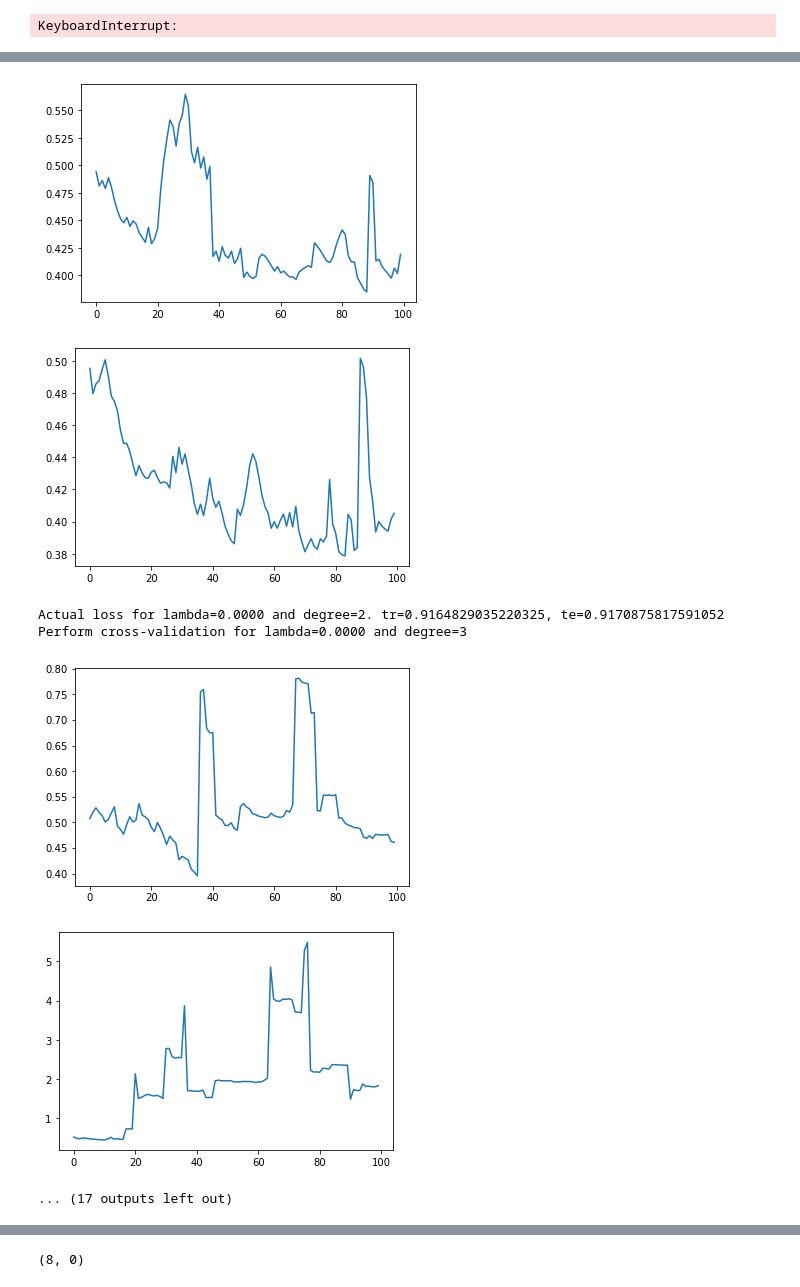
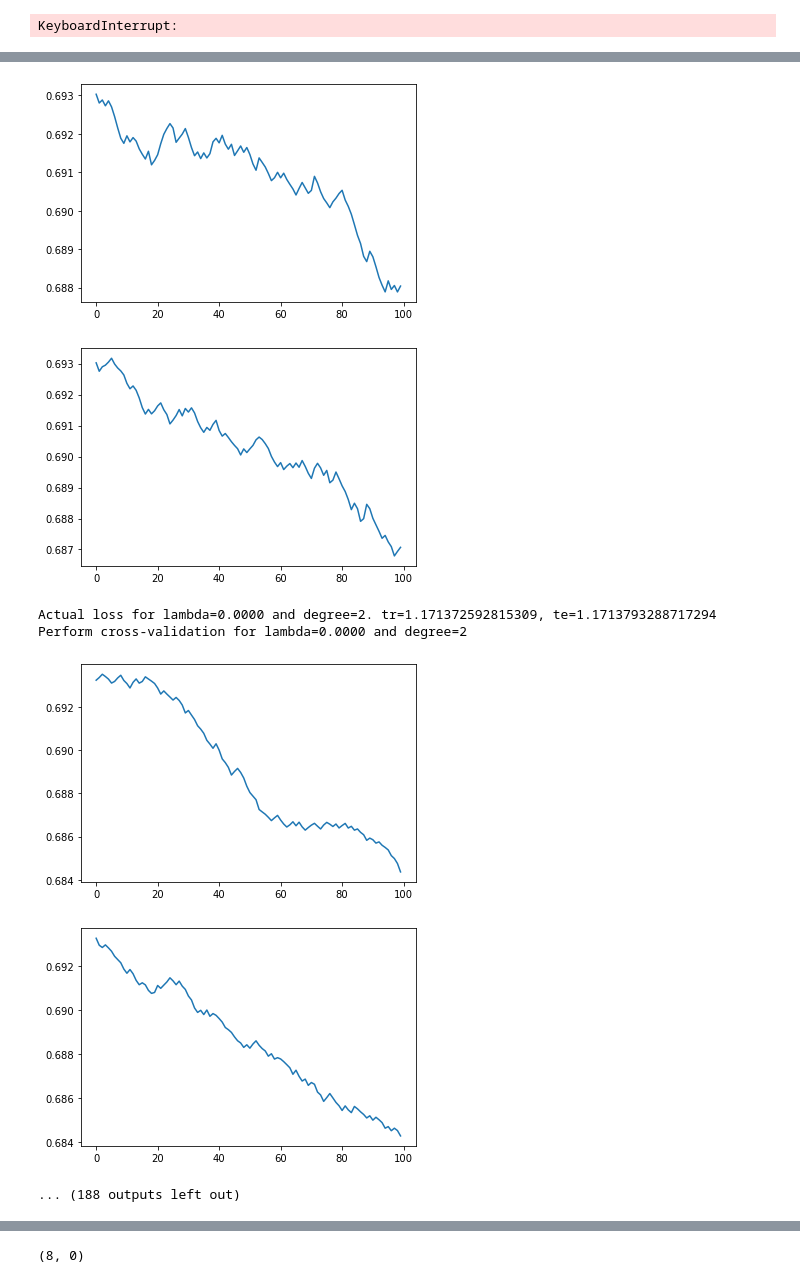
Before and after one commit to CS-433/ml-project-1-teamphilippe, a Jupyter notebook: project1.ipynb, the cells around one changed output, grey strips where cells are left out. Cells and saved outputs as stored; diff of their text form; code cells hidden in the pictures.

```diff
--- a/project1.ipynb
+++ b/project1.ipynb
@@ -179,5 +187,5 @@ Perform cross-validation for lambda=0.0000 and degree=2
 # %%
-acc_local_test, f1_local_test, w_best, best_degree, best_lambda = run_experiment(y, x_cleaned, 'least_squares_SGD', 1, 0.8, cols_angle)
+acc_local_test, f1_local_test, w_best, best_degree, best_lambda = run_experiment(y, x_cleaned, 'reg_logistic_regression', 1, 0.8, cols_angle)
 # %% [output]
 End of processing + expansion
 Beginning training
@@ -192,7 +200,7 @@ Perform cross-validation for lambda=0.0000 and degree=2
-[figure, old version]
+[figure, new version]
-[figure, old version]
+[figure, new version]
-Actual loss for lambda=0.0000 and degree=2. tr=0.9164829035220325, te=0.9170875817591052
-Perform cross-validation for lambda=0.0000 and degree=3
+Actual loss for lambda=0.0000 and degree=2. tr=1.171372592815309, te=1.1713793288717294
+Perform cross-validation for lambda=0.0000 and degree=2
-[figure, old version]
+[figure, new version]
-[figure, old version]
+[figure, new version]
-... (17 outputs left out)
+... (188 outputs left out)
```
Also changed, not shown: parts of 3 cells of this notebook, 2 other files.
